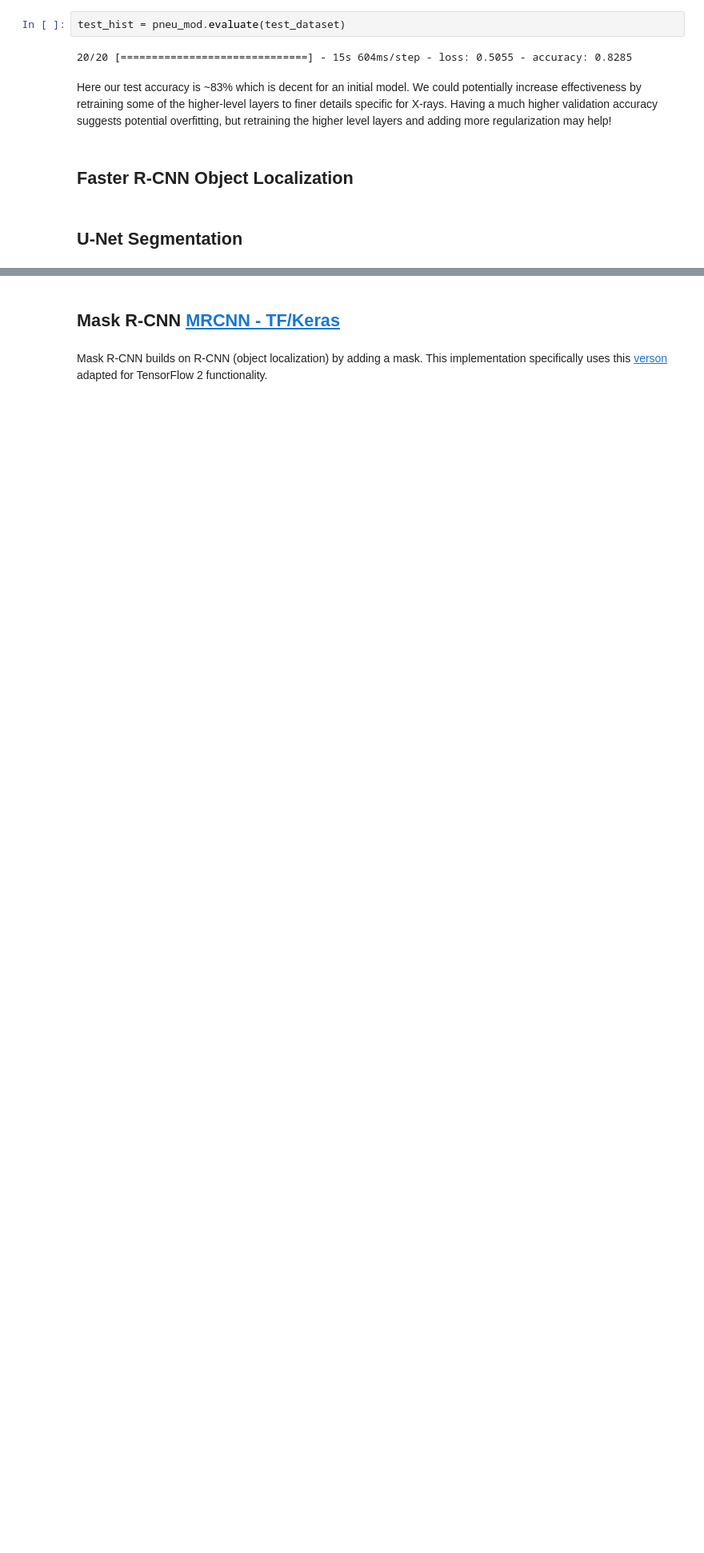
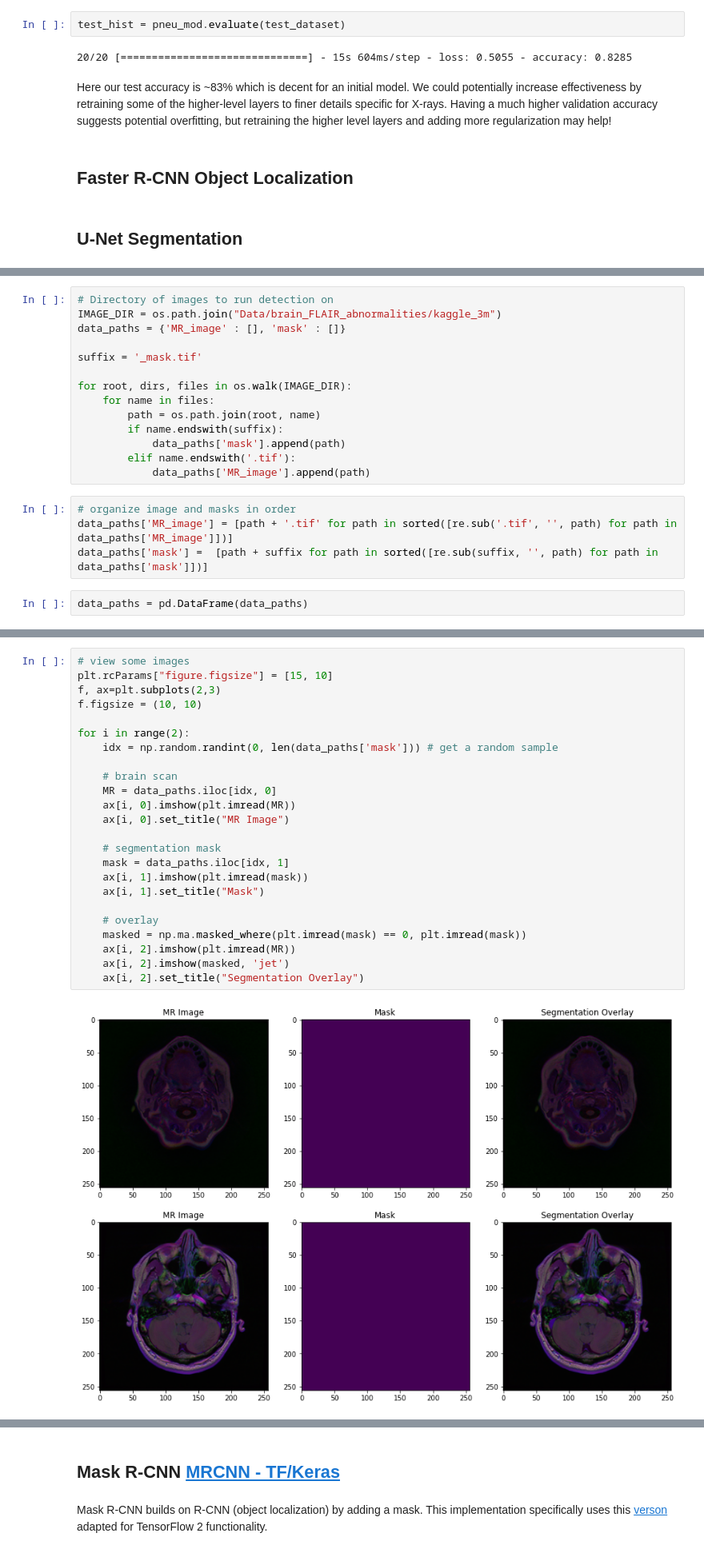
Before and after one commit to rjunw/biomed-im-overview, a Jupyter notebook: Biomedical CNN Overview.ipynb, the cells around one changed output, grey strips where cells are left out. Shown at 80% size. Cells and saved outputs as stored; diff of their text form; blank space fills up the shorter version.

```diff
--- a/Biomedical CNN Overview.ipynb
+++ b/Biomedical CNN Overview.ipynb
@@ -209,0 +220,20 @@ Here our test accuracy is ~83% which is decent for an initial model. We could po
+# %%
+# Directory of images to run detection on
+IMAGE_DIR = os.path.join("Data/brain_FLAIR_abnormalities/kaggle_3m")
+data_paths = {'MR_image' : [], 'mask' : []}
+
+suffix = '_mask.tif'
+
+for root, dirs, files in os.walk(IMAGE_DIR):
+    for name in files:
+        path = os.path.join(root, name)
+        if name.endswith(suffix):
+            data_paths['mask'].append(path)
+        elif name.endswith('.tif'):
+            data_paths['MR_image'].append(path)
+# %%
+# organize image and masks in order
+data_paths['MR_image'] = [path + '.tif' for path in sorted([re.sub('.tif', '', path) for path in data_paths['MR_image']])]
+data_paths['mask'] =  [path + suffix for path in sorted([re.sub(suffix, '', path) for path in data_paths['mask']])]
+# %%
+data_paths = pd.DataFrame(data_paths)
@@ -209,0 +244,26 @@ Here our test accuracy is ~83% which is decent for an initial model. We could po
+# %%
+# view some images
+plt.rcParams["figure.figsize"] = [15, 10]
+f, ax=plt.subplots(2,3)
+f.figsize = (10, 10)
+
+for i in range(2):
+    idx = np.random.randint(0, len(data_paths['mask'])) # get a random sample
+
+    # brain scan
+    MR = data_paths.iloc[idx, 0]
+    ax[i, 0].imshow(plt.imread(MR))
+    ax[i, 0].set_title("MR Image")
+
+    # segmentation mask
+    mask = data_paths.iloc[idx, 1]
+    ax[i, 1].imshow(plt.imread(mask))
+    ax[i, 1].set_title("Mask")
+
+    # overlay
+    masked = np.ma.masked_where(plt.imread(mask) == 0, plt.imread(mask))
+    ax[i, 2].imshow(plt.imread(MR))
+    ax[i, 2].imshow(masked, 'jet')
+    ax[i, 2].set_title("Segmentation Overlay")
+# %% [output]
+[figure, added]
```
Also changed, not shown: parts of 36 cells of this notebook.
